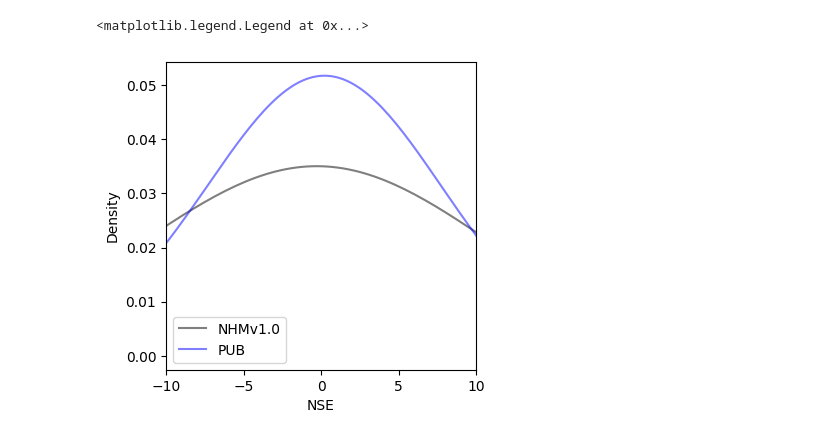
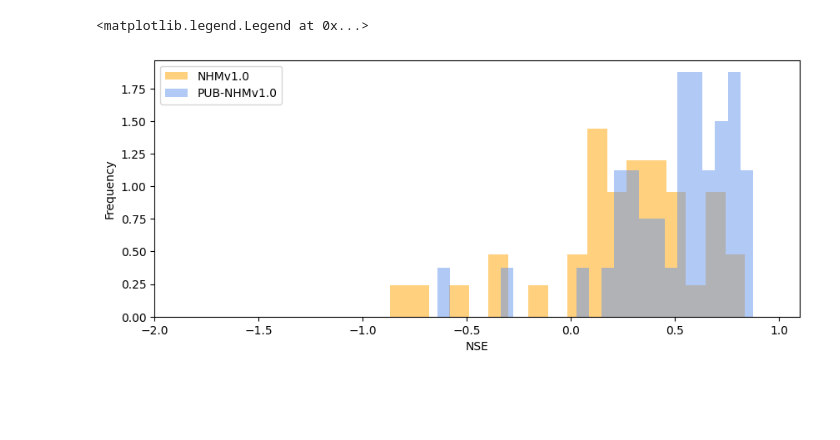
Before and after one commit to Pywr-DRB/DRB-Historic-Reconstruction, a Jupyter notebook: notebooks/LOO_diagnostics.ipynb, the cells around one changed output. Drawn from its saved outputs; the diff is of its cells as text; code cells hidden in the pictures; blank space fills up the shorter version.

```diff
--- a/notebooks/LOO_diagnostics.ipynb
+++ b/notebooks/LOO_diagnostics.ipynb
@@ -85,0 +200,17 @@ drb_mainstem = gpd.read_file(f'{pywrdrb_dir}DRB_spatial/DRB_shapefiles/delawarer
+# %%
+### Load predictions using different numbers of K in QPPQ aggregate
+k_min = 2
+k_max = 8
+
+for k in range(k_min, k_max):
+    Q[f'pub_nhmv10_k{k}'] = pd.read_csv(f'../outputs/LOO/loo_reconstruction_nhmv10_K{k}.csv', index_col=0, parse_dates=True)
+    Q[f'pub_nhmv10_k{k}'] = Q[f'pub_nhmv10_k{k}'].loc[start_date:end_date, loo_sites]
+
+    Q[f'pub_nwmv21_k{k}'] = pd.read_csv(f'../outputs/LOO/loo_reconstruction_nwmv21_K{k}.csv', index_col=0, parse_dates=True)
+    Q[f'pub_nwmv21_k{k}'] = Q[f'pub_nwmv21_k{k}'].loc[start_date:end_date, loo_sites]
+# %%
+# Get catchment areas
+basin_areas = np.zeros(len(loo_sites))
+for i, site in enumerate(loo_sites):
+    basin_areas[i] = get_basin_catchment_area(feature_id=site,
+                                              feature_source='nwissite')
@@ -154,10 +770,15 @@ cbar = plt.colorbar(ax.collections[2], ax=ax,
 # %%
+
 # Plot distribution of NSE
-fig,ax =plt.subplots(1,1, figsize=(4,4))
-loo_summary['nse_nhm'].plot(kind='kde', ax=ax, color='k', alpha=0.5, xlim=[-10,10], label='NHMv1.0')
-loo_summary['nse_pub'].plot(kind='kde', color='blue', alpha=0.5, ax=ax, label ='PUB')
+fig,ax =plt.subplots(1,1, figsize=(10,4))
+loo_summary['nhmv10']['nse'].plot(kind='hist', density=True, bins=100, ax=ax, color='orange', alpha=0.5, xlim=[-10,1], label='NHMv1.0')
+# loo_summary['nwmv21']['nse'].plot(kind='hist', density=True, color='green', bins=100, alpha=0.5, ax=ax, label ='NWMv2.1')
+loo_summary['pub_nhmv10']['nse'].plot(kind='hist', density=True, bins=100, ax=ax, color='cornflowerblue', alpha=0.5, xlim=[-10,1], label='PUB-NHMv1.0')
+# loo_summary['pub_nwmv21']['nse'].plot(kind='hist', density=True, color='darkblue', bins=100, alpha=0.5, ax=ax, label ='PUB-NWMv2.1')
+
 ax.set_xlabel('NSE')
+ax.set_xlim([-2,1.1])
 plt.legend()
 # %% [output]
 <matplotlib.legend.Legend at 0x...>
-[figure, old version]
+[figure, new version]
```
Also changed, not shown: parts of 25 cells of this notebook, 33 other files.
